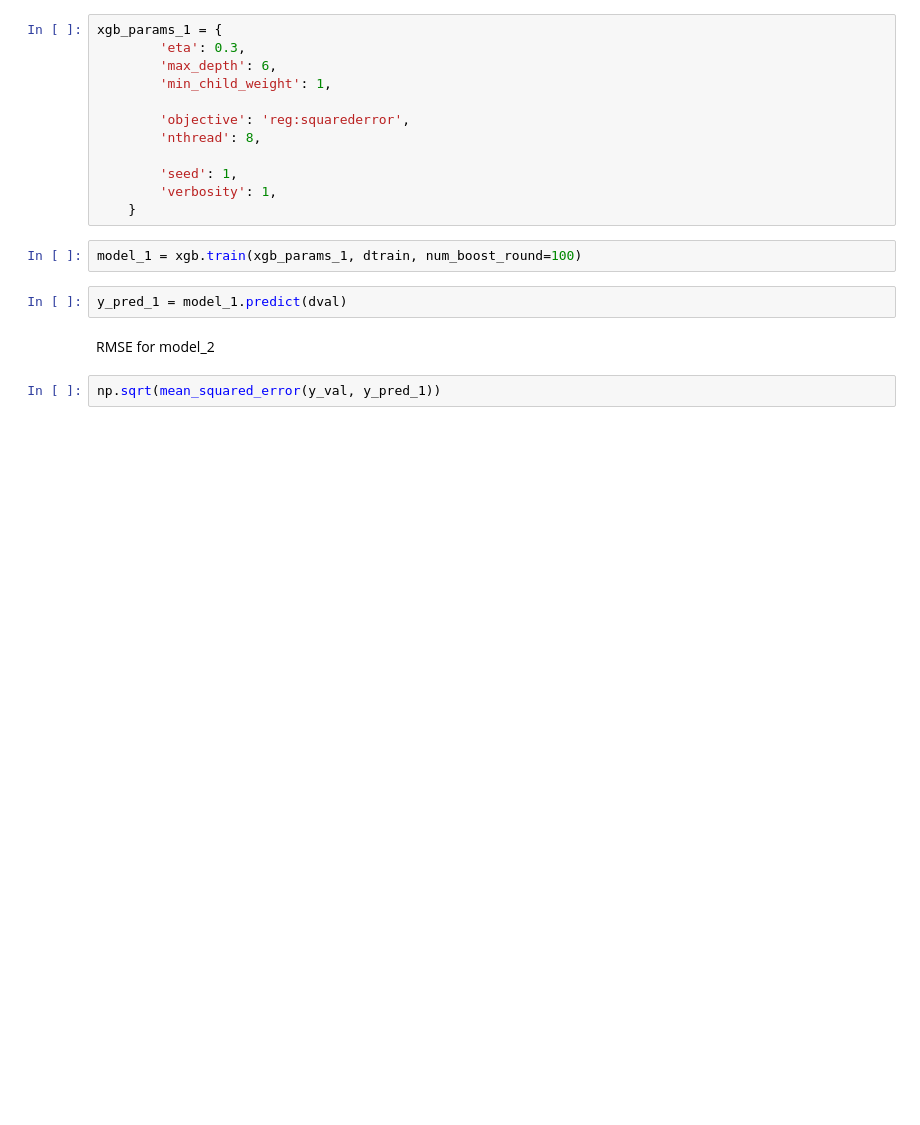
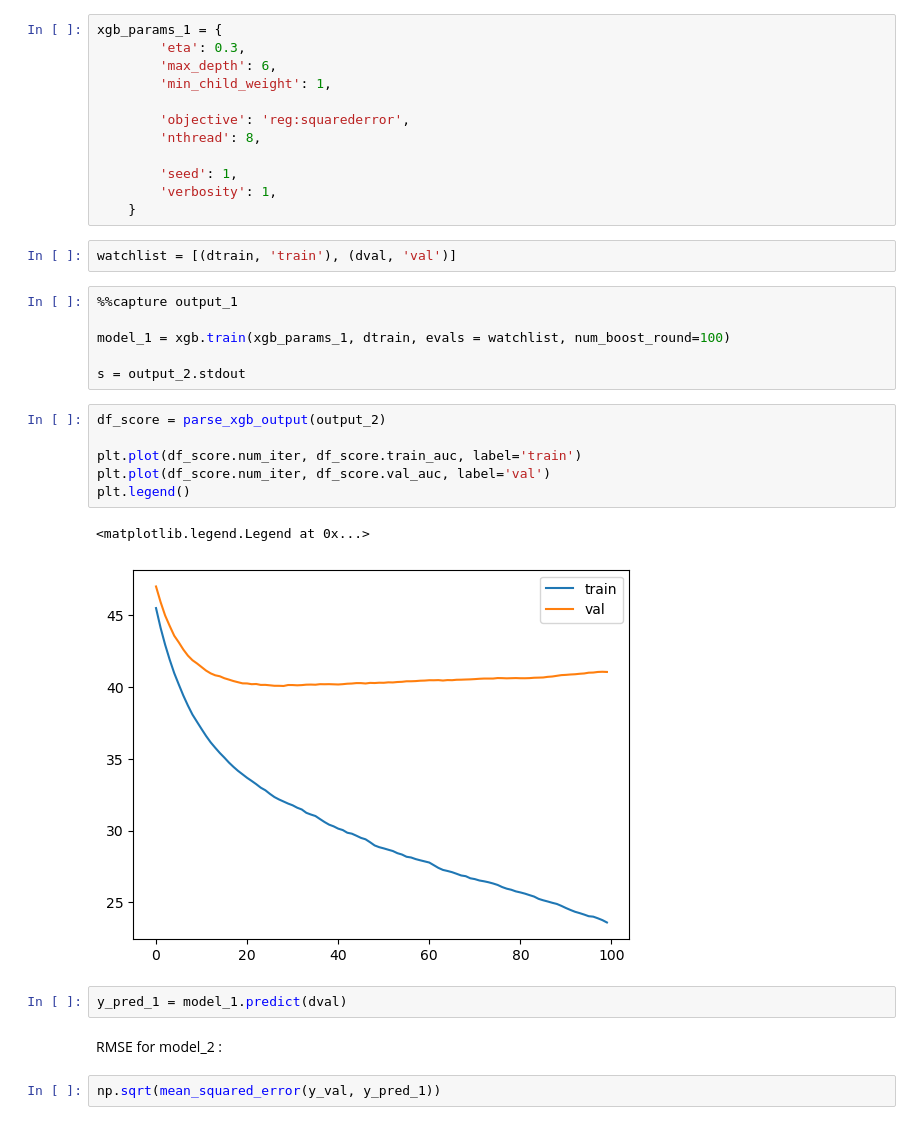
Before and after one commit to abarlukova/ml-zoomcamp, a Jupyter notebook: hw6/hw6.ipynb, the cells around one changed output. Saved outputs shown, nothing was run; the diff lists cells and outputs as text; blank space fills up the shorter version.

```diff
--- a/hw6/hw6.ipynb
+++ b/hw6/hw6.ipynb
@@ -476,12 +477,27 @@ xgb_params_1 = {
         'seed': 1,
         'verbosity': 1,
     }
+# %%
+watchlist = [(dtrain, 'train'), (dval, 'val')]
 # %%
-model_1 = xgb.train(xgb_params_1, dtrain, num_boost_round=100)
+%%capture output_1
+
+model_1 = xgb.train(xgb_params_1, dtrain, evals = watchlist, num_boost_round=100)
+
+s = output_2.stdout
+# %%
+df_score = parse_xgb_output(output_2)
+
+plt.plot(df_score.num_iter, df_score.train_auc, label='train')
+plt.plot(df_score.num_iter, df_score.val_auc, label='val')
+plt.legend()
+# %% [output]
+<matplotlib.legend.Legend at 0x...>
+[figure, added]
 # %%
 y_pred_1 = model_1.predict(dval)
 # %% [markdown]
-RMSE for model_2
+RMSE for model_2 :
 # %%
 np.sqrt(mean_squared_error(y_val, y_pred_1))
 # %% [output]
```
Also changed, not shown: parts of 12 cells of this notebook.
